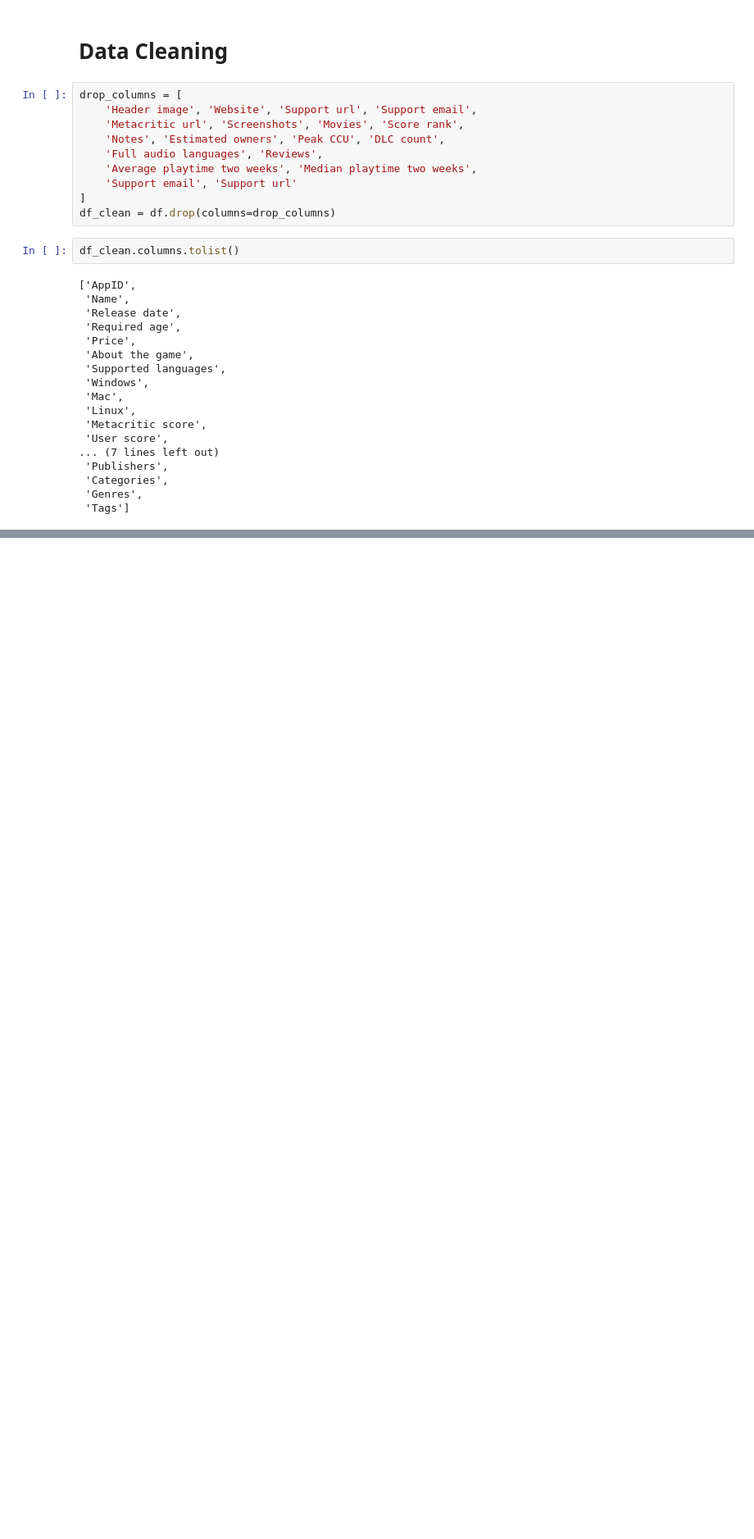
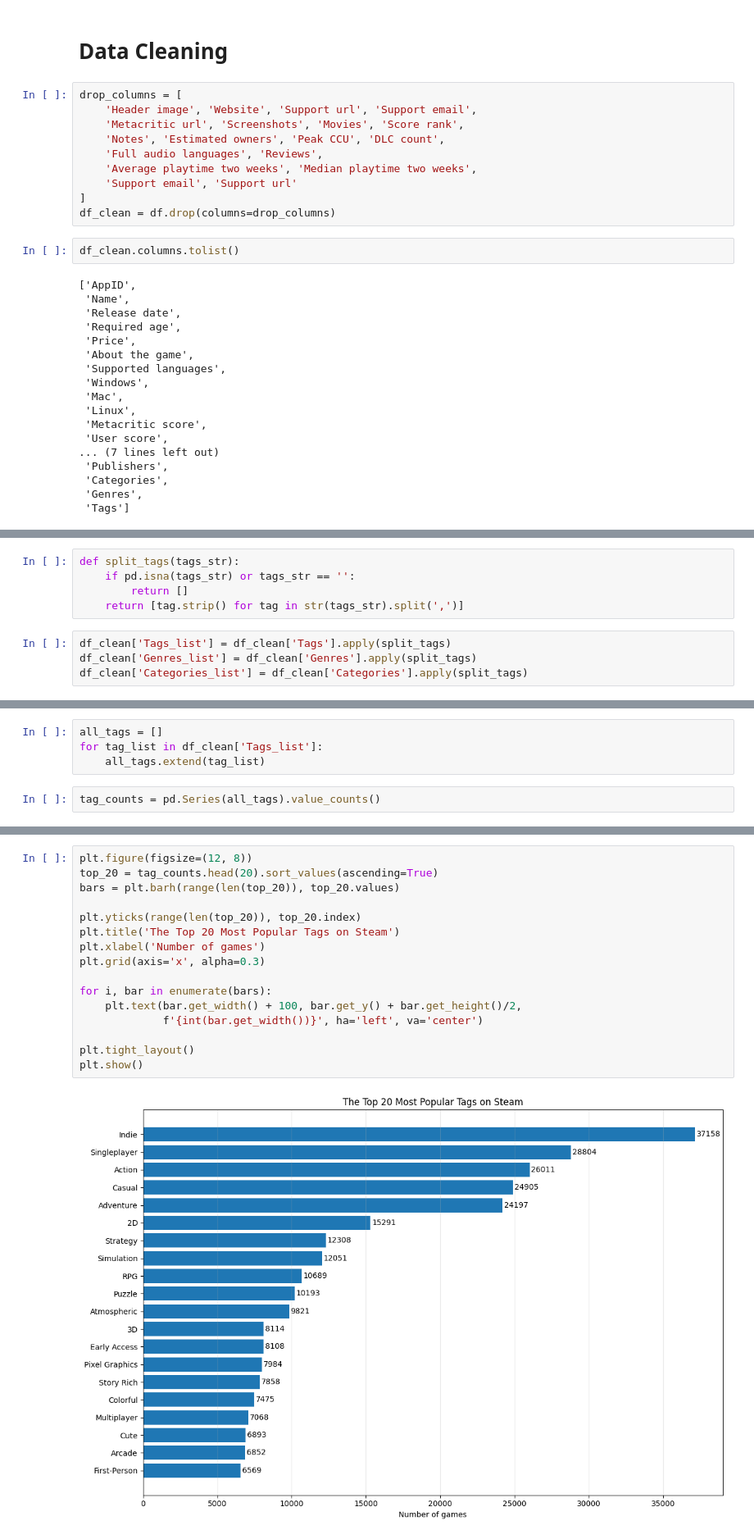
Before and after one commit to himynameisartem/Game_Style_Matcher, a Jupyter notebook: game_style_matcher.ipynb, the cells around one changed output, grey strips where cells are left out. Shown at 82% size. Saved outputs shown, nothing was run; the diff lists cells and outputs as text; blank space fills up the shorter version.

Commit message:
data cleaning
text preprocessing and added features

```diff
--- a/game_style_matcher.ipynb
+++ b/game_style_matcher.ipynb
@@ -59,0 +74,9 @@ df_clean.columns.tolist()
+# %%
+def split_tags(tags_str):
+    if pd.isna(tags_str) or tags_str == '':
+        return []
+    return [tag.strip() for tag in str(tags_str).split(',')]
+# %%
+df_clean['Tags_list'] = df_clean['Tags'].apply(split_tags)
+df_clean['Genres_list'] = df_clean['Genres'].apply(split_tags)
+df_clean['Categories_list'] = df_clean['Categories'].apply(split_tags)
@@ -59,0 +91,6 @@ df_clean.columns.tolist()
+# %%
+all_tags = []
+for tag_list in df_clean['Tags_list']:
+    all_tags.extend(tag_list)
+# %%
+tag_counts = pd.Series(all_tags).value_counts()
@@ -59,0 +119,18 @@ df_clean.columns.tolist()
+# %%
+plt.figure(figsize=(12, 8))
+top_20 = tag_counts.head(20).sort_values(ascending=True)
+bars = plt.barh(range(len(top_20)), top_20.values)
+
+plt.yticks(range(len(top_20)), top_20.index)
+plt.title('The Top 20 Most Popular Tags on Steam')
+plt.xlabel('Number of games')
+plt.grid(axis='x', alpha=0.3)
+
+for i, bar in enumerate(bars):
+    plt.text(bar.get_width() + 100, bar.get_y() + bar.get_height()/2,
+             f'{int(bar.get_width())}', ha='left', va='center')
+
+plt.tight_layout()
+plt.show()
+# %% [output]
+[figure, added]
```
Also changed, not shown: parts of 27 cells of this notebook.
